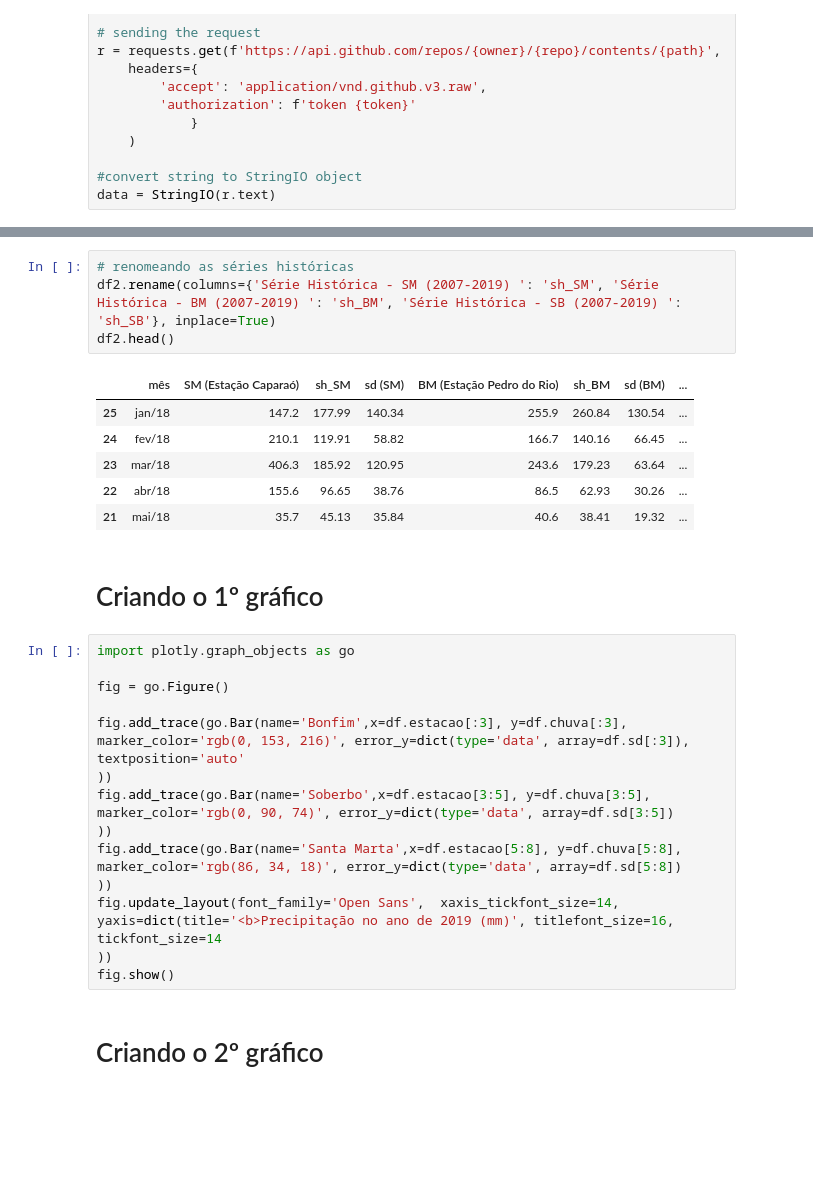
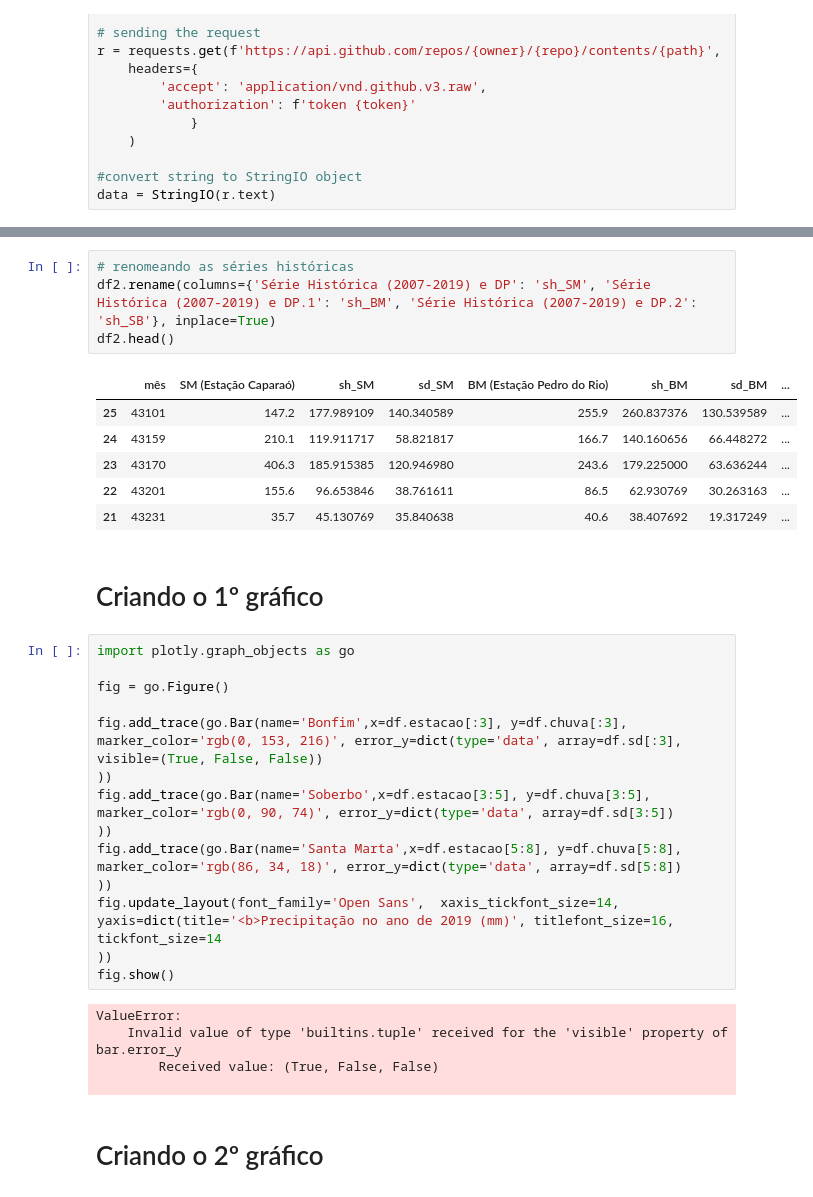
Before and after one commit to danplevs/geohmount, a Jupyter notebook: geohmount-plotly/sazonalidade-chuva/chuva2019-sazonalidade.ipynb, the cells around one changed output, grey strips where cells are left out. Saved outputs shown, nothing was run; the diff lists cells and outputs as text; blank space fills up the shorter version.

```diff
--- a/geohmount-plotly/sazonalidade-chuva/chuva2019-sazonalidade.ipynb
+++ b/geohmount-plotly/sazonalidade-chuva/chuva2019-sazonalidade.ipynb
@@ -87,14 +87,14 @@ df2.head()
 # %%
 # renomeando as séries históricas
-df2.rename(columns={'Série Histórica - SM (2007-2019) ': 'sh_SM', 'Série Histórica - BM (2007-2019) ': 'sh_BM', 'Série Histórica - SB (2007-2019) ': 'sh_SB'}, inplace=True)
+df2.rename(columns={'Série Histórica (2007-2019) e DP': 'sh_SM', 'Série Histórica (2007-2019) e DP.1': 'sh_BM', 'Série Histórica (2007-2019) e DP.2': 'sh_SB'}, inplace=True)
 df2.head()
 # %% [output]
-|  | mês | SM (Estação Caparaó) | sh_SM | sd (SM) | BM (Estação Pedro do Rio) | sh_BM | sd (BM) | ... |
-| 25 | jan/18 | 147.2 | 177.99 | 140.34 | 255.9 | 260.84 | 130.54 | ... |
-| 24 | fev/18 | 210.1 | 119.91 | 58.82 | 166.7 | 140.16 | 66.45 | ... |
-| 23 | mar/18 | 406.3 | 185.92 | 120.95 | 243.6 | 179.23 | 63.64 | ... |
-| 22 | abr/18 | 155.6 | 96.65 | 38.76 | 86.5 | 62.93 | 30.26 | ... |
-| 21 | mai/18 | 35.7 | 45.13 | 35.84 | 40.6 | 38.41 | 19.32 | ... |
+|  | mês | SM (Estação Caparaó) | sh_SM | sd_SM | BM (Estação Pedro do Rio) | sh_BM | sd_BM | ... |
+| 25 | 43101 | 147.2 | 177.989109 | 140.340589 | 255.9 | 260.837376 | 130.539589 | ... |
+| 24 | 43159 | 210.1 | 119.911717 | 58.821817 | 166.7 | 140.160656 | 66.448272 | ... |
+| 23 | 43170 | 406.3 | 185.915385 | 120.946980 | 243.6 | 179.225000 | 63.636244 | ... |
+| 22 | 43201 | 155.6 | 96.653846 | 38.761611 | 86.5 | 62.930769 | 30.263163 | ... |
+| 21 | 43231 | 35.7 | 45.130769 | 35.840638 | 40.6 | 38.407692 | 19.317249 | ... |
 # %% [markdown]
 # Criando o 1º gráfico
 # %%
@@ -102,7 +102,7 @@ import plotly.graph_objects as go
 
 fig = go.Figure()
 
-fig.add_trace(go.Bar(name='Bonfim',x=df.estacao[:3], y=df.chuva[:3], marker_color='rgb(0, 153, 216)', error_y=dict(type='data', array=df.sd[:3]), textposition='auto'
+fig.add_trace(go.Bar(name='Bonfim',x=df.estacao[:3], y=df.chuva[:3], marker_color='rgb(0, 153, 216)', error_y=dict(type='data', array=df.sd[:3], visible=(True, False, False))
 ))
 fig.add_trace(go.Bar(name='Soberbo',x=df.estacao[3:5], y=df.chuva[3:5], marker_color='rgb(0, 90, 74)', error_y=dict(type='data', array=df.sd[3:5])
 ))
@@ -111,6 +111,11 @@ fig.add_trace(go.Bar(name='Santa Marta',x=df.estacao[5:8], y=df.chuva[5:8], mark
 fig.update_layout(font_family='Open Sans',  xaxis_tickfont_size=14, yaxis=dict(title='<b>Precipitação no ano de 2019 (mm)', titlefont_size=16, tickfont_size=14
 ))
 fig.show()
+# %% [output]
+ValueError:
+    Invalid value of type 'builtins.tuple' received for the 'visible' property of bar.error_y
+        Received value: (True, False, False)
+
 # %% [markdown]
 # Criando o 2º gráfico
 # %%
```
Also changed, not shown: parts of 3 cells of this notebook.
